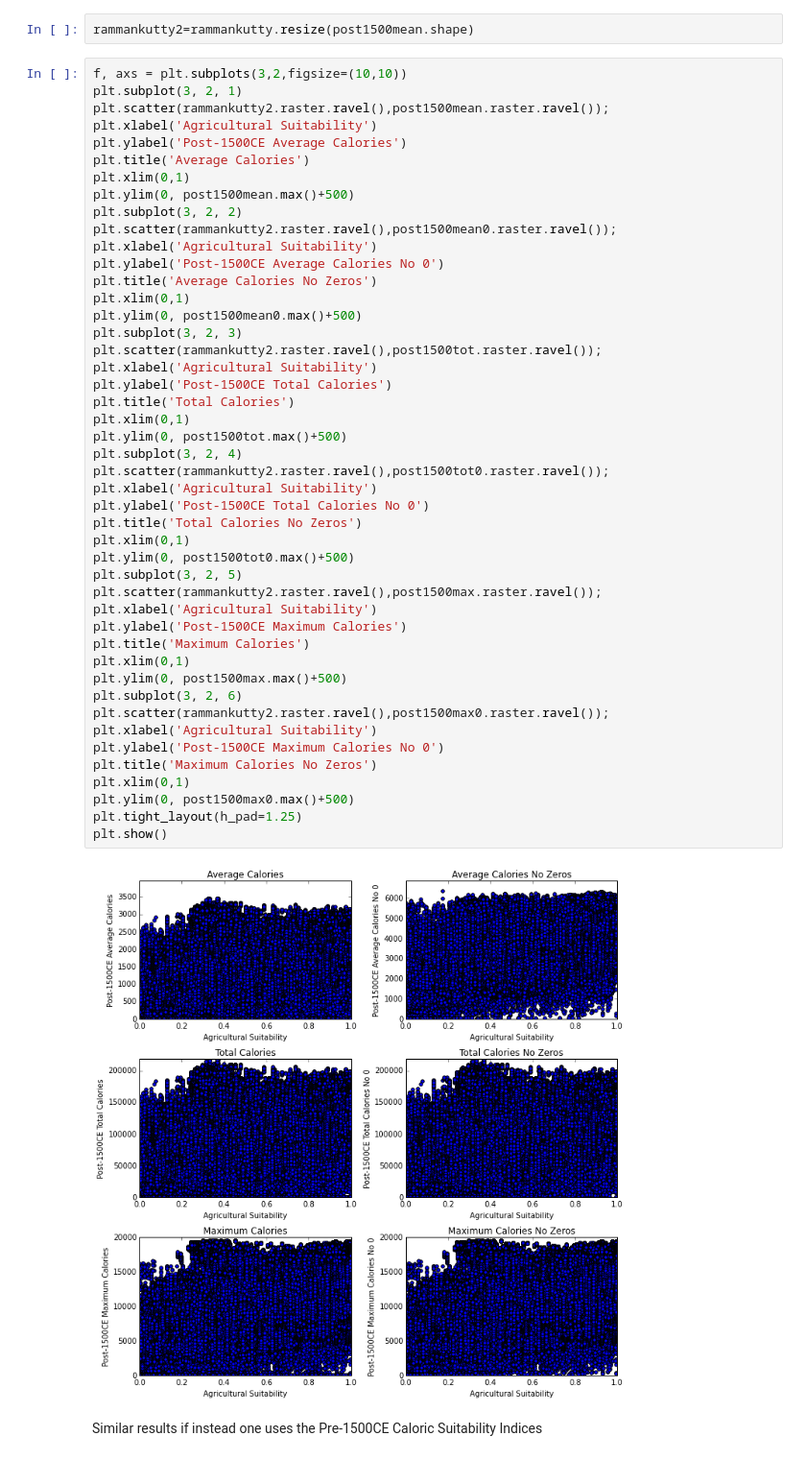
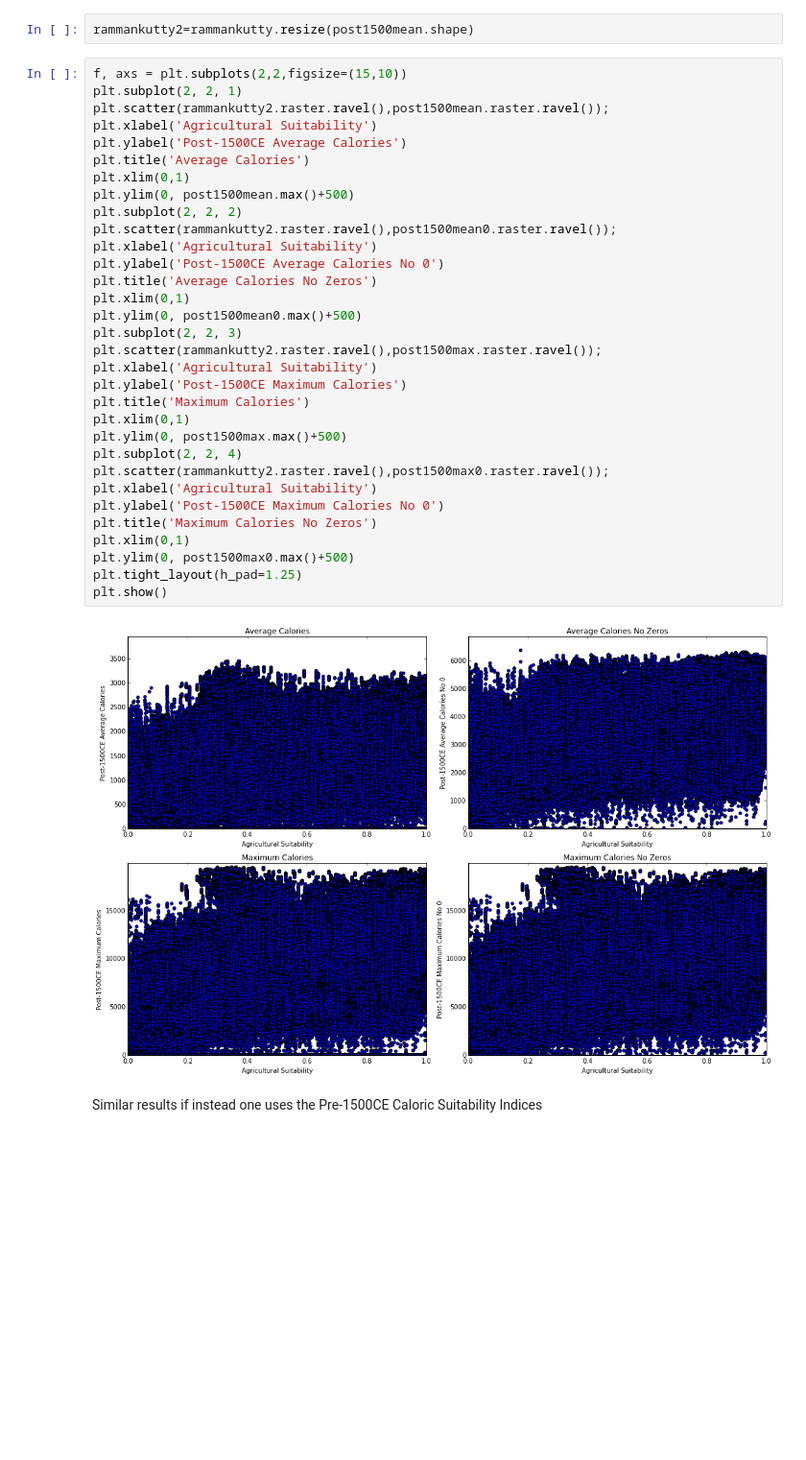
Before and after one commit to ozak/Caloric-Suitability-Index, a Jupyter notebook: notebooks/Caloric and Agricultural Suitability.ipynb, the cells around one changed output. Shown at 96% size. Saved outputs shown, nothing was run; the diff lists cells and outputs as text; blank space fills up the shorter version.

```diff
--- a/notebooks/Caloric and Agricultural Suitability.ipynb
+++ b/notebooks/Caloric and Agricultural Suitability.ipynb
@@ -217,53 +216,39 @@ Human existence requires consumption of sufficient calories. Thus, one can expec
 # %%
 rammankutty2=rammankutty.resize(post1500mean.shape)
 # %%
-f, axs = plt.subplots(3,2,figsize=(10,10))
-plt.subplot(3, 2, 1)
+f, axs = plt.subplots(2,2,figsize=(15,10))
+plt.subplot(2, 2, 1)
 plt.scatter(rammankutty2.raster.ravel(),post1500mean.raster.ravel());
 plt.xlabel('Agricultural Suitability')
 plt.ylabel('Post-1500CE Average Calories')
 plt.title('Average Calories')
 plt.xlim(0,1)
 plt.ylim(0, post1500mean.max()+500)
-plt.subplot(3, 2, 2)
+plt.subplot(2, 2, 2)
 plt.scatter(rammankutty2.raster.ravel(),post1500mean0.raster.ravel());
 plt.xlabel('Agricultural Suitability')
 plt.ylabel('Post-1500CE Average Calories No 0')
 plt.title('Average Calories No Zeros')
 plt.xlim(0,1)
 plt.ylim(0, post1500mean0.max()+500)
-plt.subplot(3, 2, 3)
-plt.scatter(rammankutty2.raster.ravel(),post1500tot.raster.ravel());
-plt.xlabel('Agricultural Suitability')
-plt.ylabel('Post-1500CE Total Calories')
-plt.title('Total Calories')
-plt.xlim(0,1)
-plt.ylim(0, post1500tot.max()+500)
-plt.subplot(3, 2, 4)
-plt.scatter(rammankutty2.raster.ravel(),post1500tot0.raster.ravel());
-plt.xlabel('Agricultural Suitability')
-plt.ylabel('Post-1500CE Total Calories No 0')
-plt.title('Total Calories No Zeros')
-plt.xlim(0,1)
-plt.ylim(0, post1500tot0.max()+500)
-plt.subplot(3, 2, 5)
+plt.subplot(2, 2, 3)
 plt.scatter(rammankutty2.raster.ravel(),post1500max.raster.ravel());
 plt.xlabel('Agricultural Suitability')
 plt.ylabel('Post-1500CE Maximum Calories')
 plt.title('Maximum Calories')
 plt.xlim(0,1)
 plt.ylim(0, post1500max.max()+500)
-plt.subplot(3, 2, 6)
+plt.subplot(2, 2, 4)
 plt.scatter(rammankutty2.raster.ravel(),post1500max0.raster.ravel());
 plt.xlabel('Agricultural Suitability')
 plt.ylabel('Post-1500CE Maximum Calories No 0')
 plt.title('Maximum Calories No Zeros')
 plt.xlim(0,1)
 plt.ylim(0, post1500max0.max()+500)
 plt.tight_layout(h_pad=1.25)
 plt.show()
 # %% [output]
-[figure, old version]
+[figure, new version]
 # %% [markdown]
 Similar results if instead one uses the Pre-1500CE Caloric Suitability Indices
 # %%
```
Also changed, not shown: parts of 34 cells of this notebook, 4 other files.
